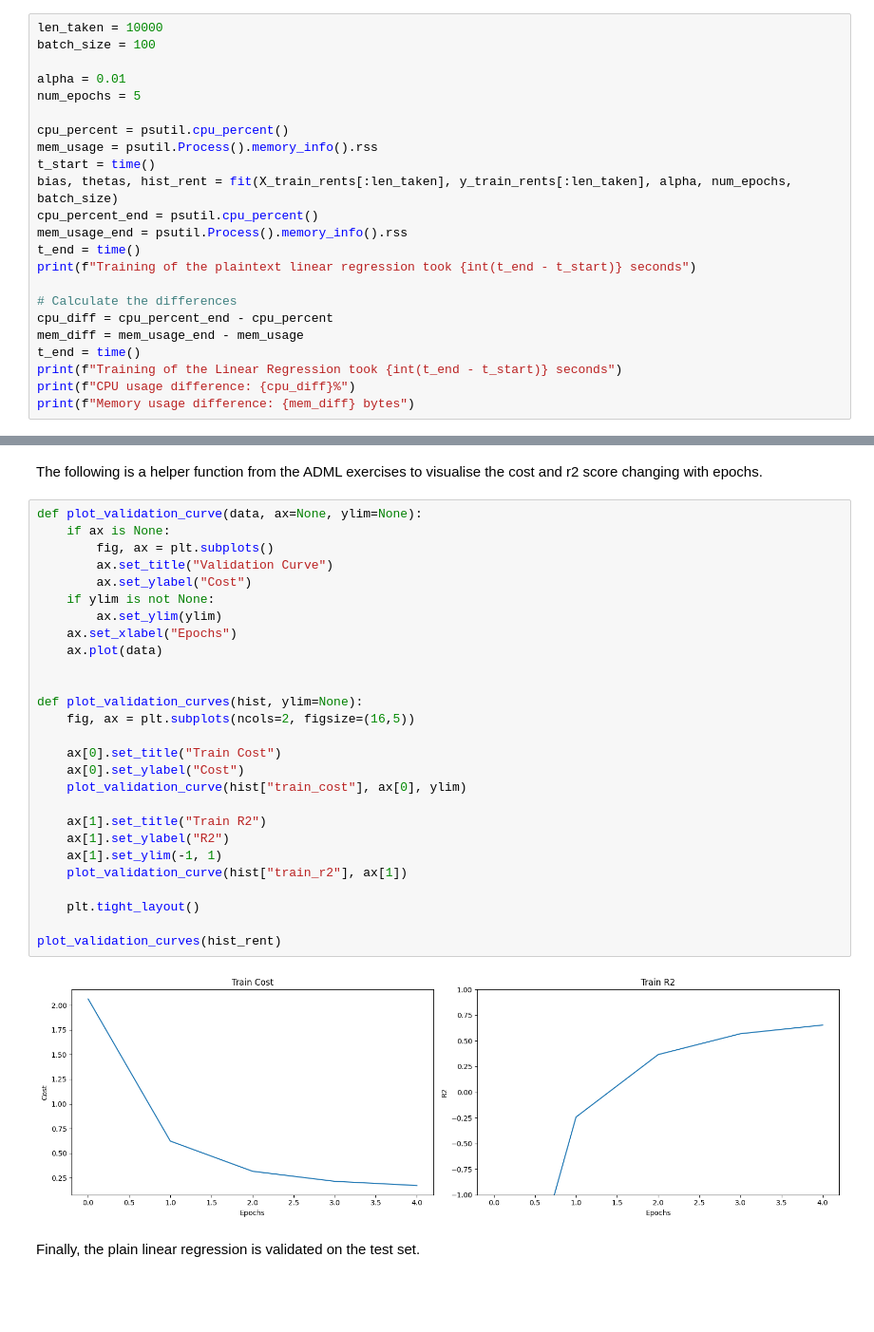
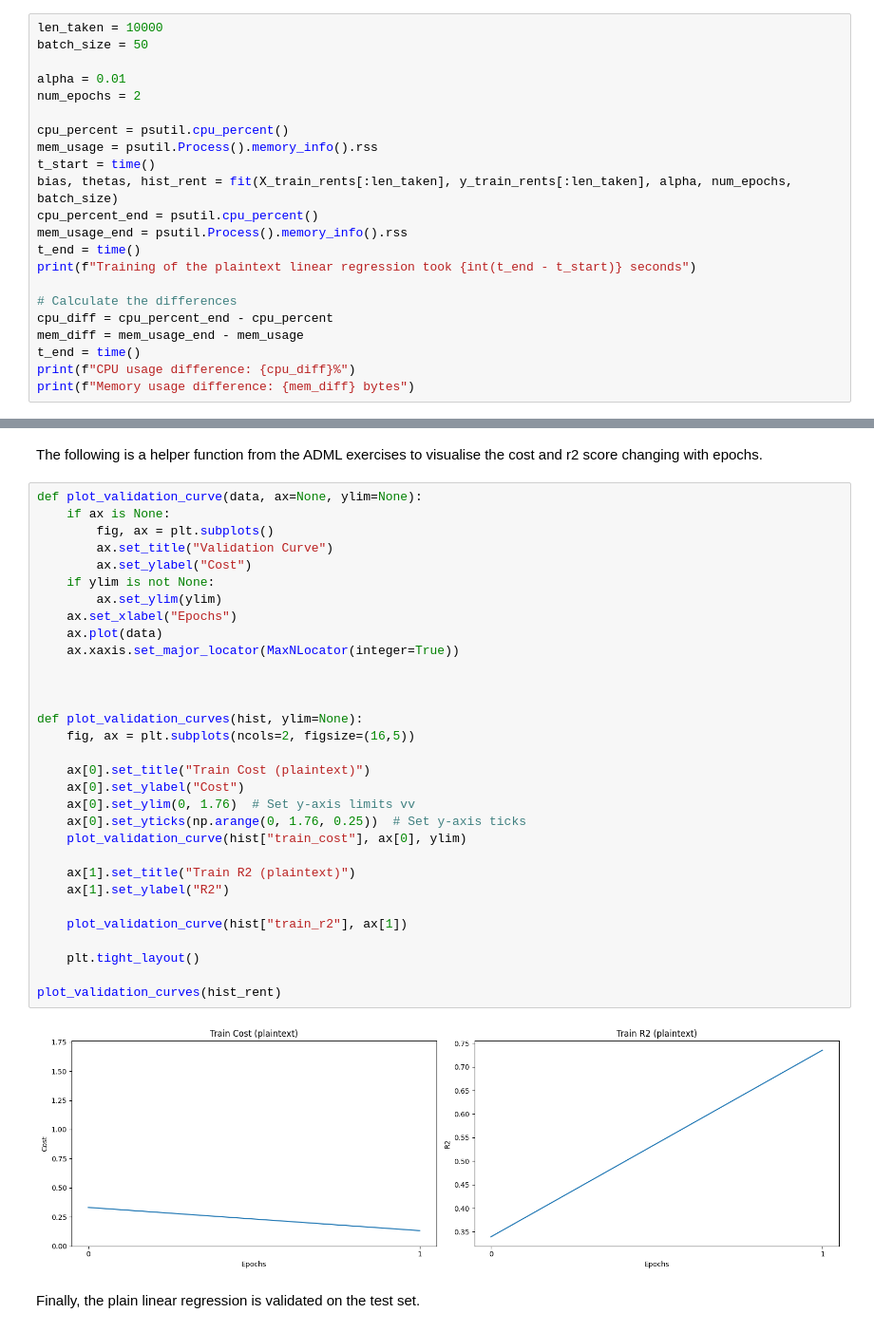
Before and after one commit to huslar58/LR_tenseal, a Jupyter notebook: Plain_LR.ipynb, the cells around one changed output, grey strips where cells are left out. Shown: that part at 95% size. Saved outputs shown, nothing was run; the diff lists cells and outputs as text; blank space fills up the shorter version.

```diff
--- a/Plain_LR.ipynb
+++ b/Plain_LR.ipynb
@@ -163,10 +163,10 @@ In the following cell, the parameters of the training are defined.
 - num_epochs defines for how many epochs the linear regression will be trained
 # %%
 len_taken = 10000
-batch_size = 100
+batch_size = 50
 
 alpha = 0.01
-num_epochs = 5
+num_epochs = 2
 
 cpu_percent = psutil.cpu_percent()
 mem_usage = psutil.Process().memory_info().rss
@@ -181,7 +181,6 @@ print(f"Training of the plaintext linear regression took {int(t_end - t_start)}
 cpu_diff = cpu_percent_end - cpu_percent
 mem_diff = mem_usage_end - mem_usage
 t_end = time()
-print(f"Training of the Linear Regression took {int(t_end - t_start)} seconds")
 print(f"CPU usage difference: {cpu_diff}%")
 print(f"Memory usage difference: {mem_diff} bytes")
 # %% [output]
@@ -195,32 +193,36 @@ The following is a helper function from the ADML exercises to visualise the cost
 # %%
 def plot_validation_curve(data, ax=None, ylim=None):
     if ax is None:
         fig, ax = plt.subplots()
         ax.set_title("Validation Curve")
         ax.set_ylabel("Cost")
     if ylim is not None:
         ax.set_ylim(ylim)
     ax.set_xlabel("Epochs")
     ax.plot(data)
+    ax.xaxis.set_major_locator(MaxNLocator(integer=True))
+
 
 
 def plot_validation_curves(hist, ylim=None):
     fig, ax = plt.subplots(ncols=2, figsize=(16,5))
 
-    ax[0].set_title("Train Cost")
+    ax[0].set_title("Train Cost (plaintext)")
     ax[0].set_ylabel("Cost")
+    ax[0].set_ylim(0, 1.76)  # Set y-axis limits vv
+    ax[0].set_yticks(np.arange(0, 1.76, 0.25))  # Set y-axis ticks
     plot_validation_curve(hist["train_cost"], ax[0], ylim)
 
-    ax[1].set_title("Train R2")
+    ax[1].set_title("Train R2 (plaintext)")
     ax[1].set_ylabel("R2")
-    ax[1].set_ylim(-1, 1)
+
     plot_validation_curve(hist["train_r2"], ax[1])
 
     plt.tight_layout()
 
 plot_validation_curves(hist_rent)
 # %% [output]
-[figure, old version]
+[figure, new version]
 # %% [markdown]
 Finally, the plain linear regression is validated on the test set.
 # %%
```
Also changed, not shown: parts of 3 cells of this notebook, 2 other files.
